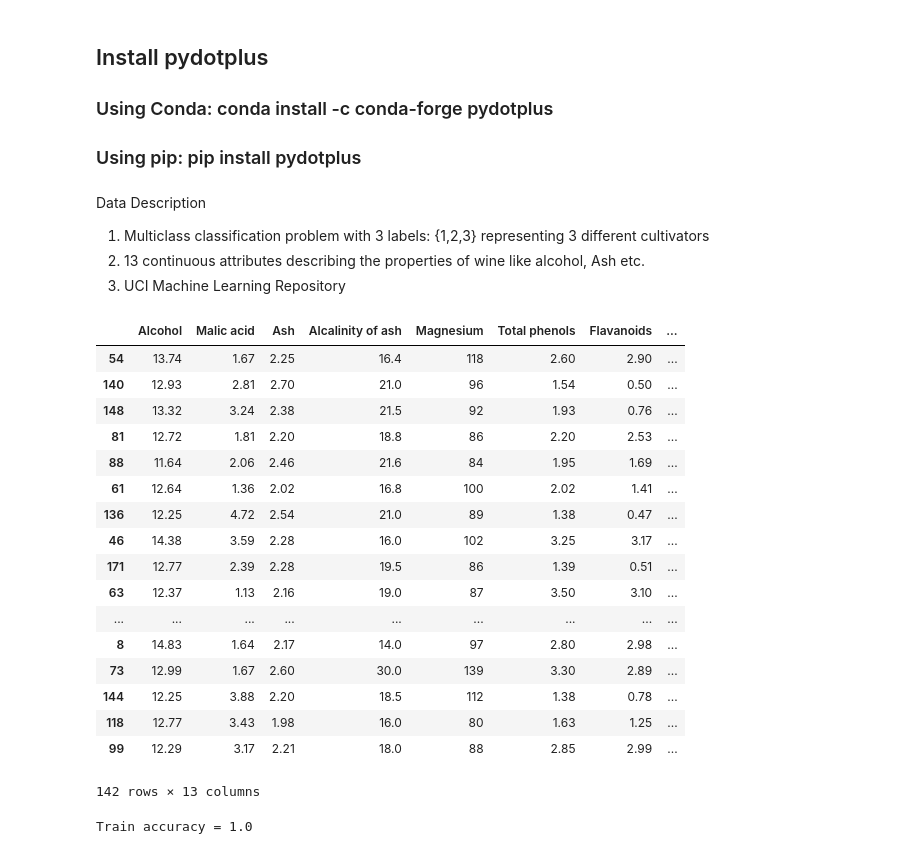
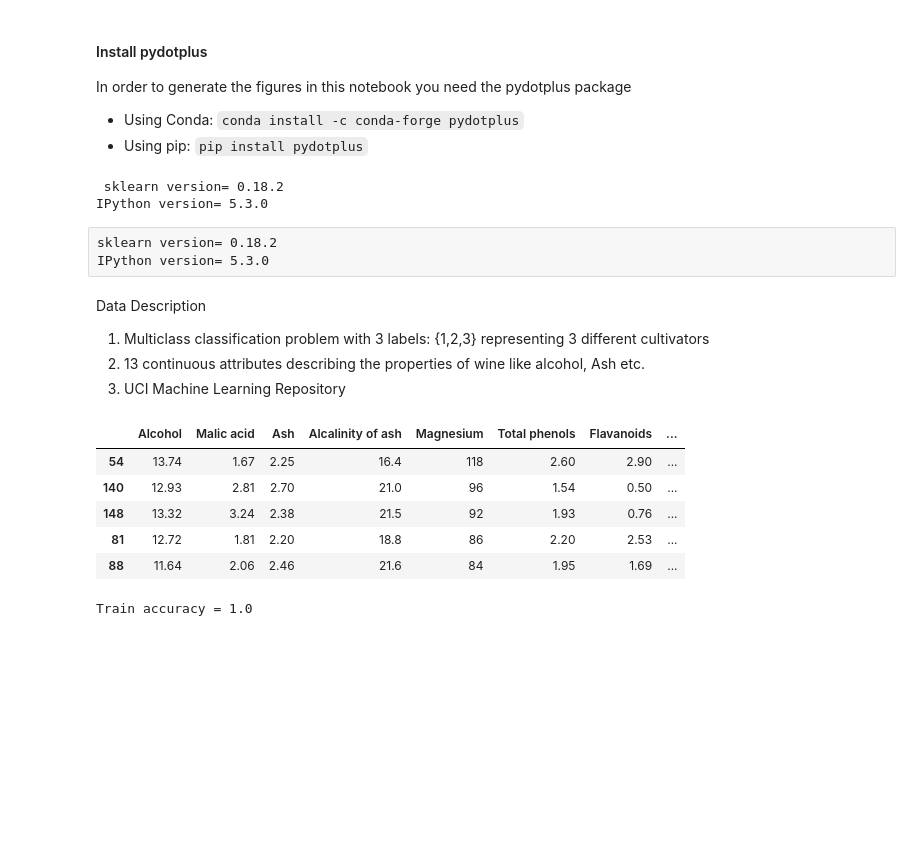
Before and after one commit to gachet/DSE200-notebooks-1, a Jupyter notebook: day_4_OOP_and_matplotlib/DecisionTrees/1. Decision Tree Hands On.ipynb, the cells around one changed output. Saved outputs shown, nothing was run; the diff lists cells and outputs as text; code cells hidden in the pictures; blank space fills up the shorter version.

```diff
--- a/day_4_OOP_and_matplotlib/DecisionTrees/1. Decision Tree Hands On.ipynb
+++ b/day_4_OOP_and_matplotlib/DecisionTrees/1. Decision Tree Hands On.ipynb
@@ -1,13 +1,26 @@
 # %% [markdown]
-## Install pydotplus
-### Using Conda: conda install -c conda-forge pydotplus
-### Using pip: pip install pydotplus
+#### Install pydotplus
+In order to generate the figures in this notebook you need the pydotplus package
+* Using Conda: `conda install -c conda-forge pydotplus`
+* Using pip: `pip install pydotplus`
 # %%
+import sklearn
+print 'sklearn version=',sklearn.__version__
 from sklearn.tree import DecisionTreeClassifier, export_graphviz
 import pydotplus
+# print 'pydotplus version=',pydotplus.__version__
 from sklearn.model_selection import train_test_split
 import pandas as pd
 import numpy as np
+import IPython
+print 'IPython version=',IPython.__version__
+from IPython.display import Image
+# %% [output]
+ sklearn version= 0.18.2
+IPython version= 5.3.0
+# %% [raw]
+sklearn version= 0.18.2
+IPython version= 5.3.0
 # %% [markdown]
 Data Description
 1. Multiclass classification problem with 3 labels: {1,2,3} representing 3 different cultivators
@@ -22,26 +35,14 @@ del data['class']
 # Create training and test sets
 X_train, X_test, y_train, y_test = train_test_split(data, labels, test_size=0.2, random_state=5)
 # %%
-X_train
+X_train.head()
 # %% [output]
 |  | Alcohol | Malic acid | Ash | Alcalinity of ash | Magnesium | Total phenols | Flavanoids | ... |
 | 54 | 13.74 | 1.67 | 2.25 | 16.4 | 118 | 2.60 | 2.90 | ... |
 | 140 | 12.93 | 2.81 | 2.70 | 21.0 | 96 | 1.54 | 0.50 | ... |
 | 148 | 13.32 | 3.24 | 2.38 | 21.5 | 92 | 1.93 | 0.76 | ... |
 | 81 | 12.72 | 1.81 | 2.20 | 18.8 | 86 | 2.20 | 2.53 | ... |
 | 88 | 11.64 | 2.06 | 2.46 | 21.6 | 84 | 1.95 | 1.69 | ... |
-| 61 | 12.64 | 1.36 | 2.02 | 16.8 | 100 | 2.02 | 1.41 | ... |
-| 136 | 12.25 | 4.72 | 2.54 | 21.0 | 89 | 1.38 | 0.47 | ... |
-| 46 | 14.38 | 3.59 | 2.28 | 16.0 | 102 | 3.25 | 3.17 | ... |
-| 171 | 12.77 | 2.39 | 2.28 | 19.5 | 86 | 1.39 | 0.51 | ... |
-| 63 | 12.37 | 1.13 | 2.16 | 19.0 | 87 | 3.50 | 3.10 | ... |
-| ... | ... | ... | ... | ... | ... | ... | ... | ... |
-| 8 | 14.83 | 1.64 | 2.17 | 14.0 | 97 | 2.80 | 2.98 | ... |
-| 73 | 12.99 | 1.67 | 2.60 | 30.0 | 139 | 3.30 | 2.89 | ... |
-| 144 | 12.25 | 3.88 | 2.20 | 18.5 | 112 | 1.38 | 0.78 | ... |
-| 118 | 12.77 | 3.43 | 1.98 | 16.0 | 80 | 1.63 | 1.25 | ... |
-| 99 | 12.29 | 3.17 | 2.21 | 18.0 | 88 | 2.85 | 2.99 | ... |
-142 rows × 13 columns
 # %%
 # Define Model
 clf = DecisionTreeClassifier(criterion='entropy')
```
Also changed, not shown: parts of 5 cells of this notebook, 4 other files.
